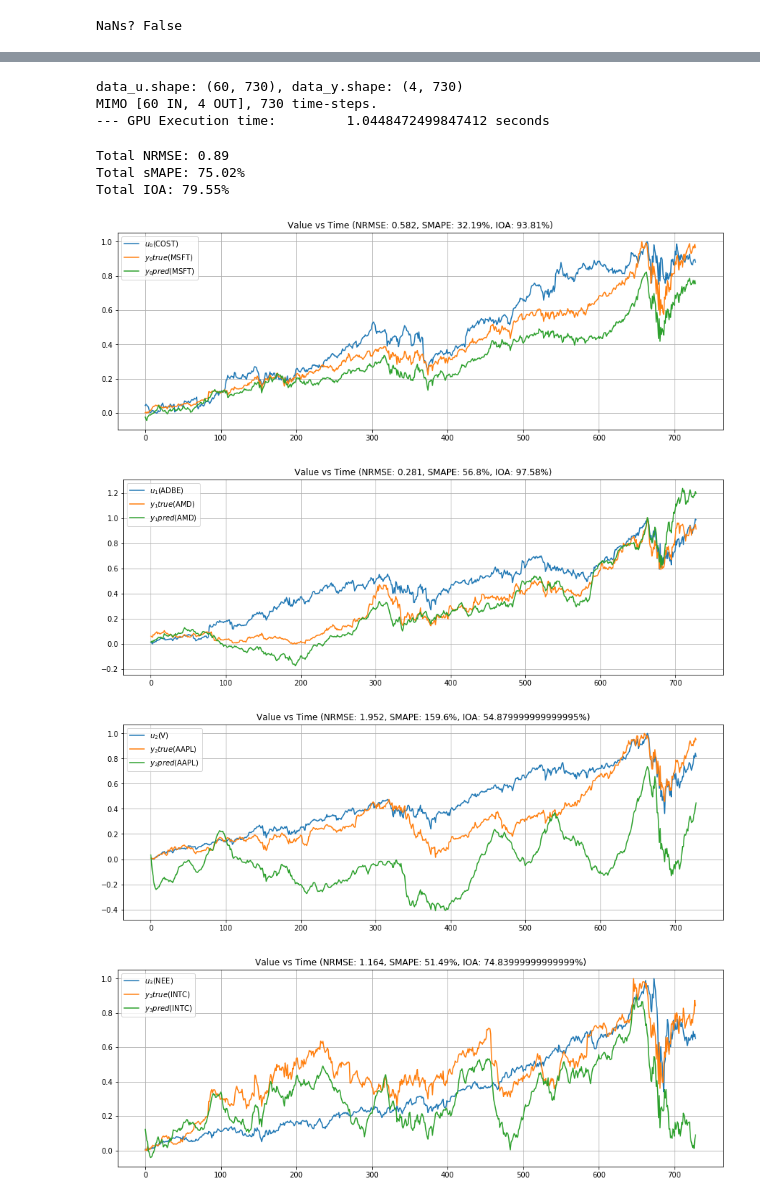
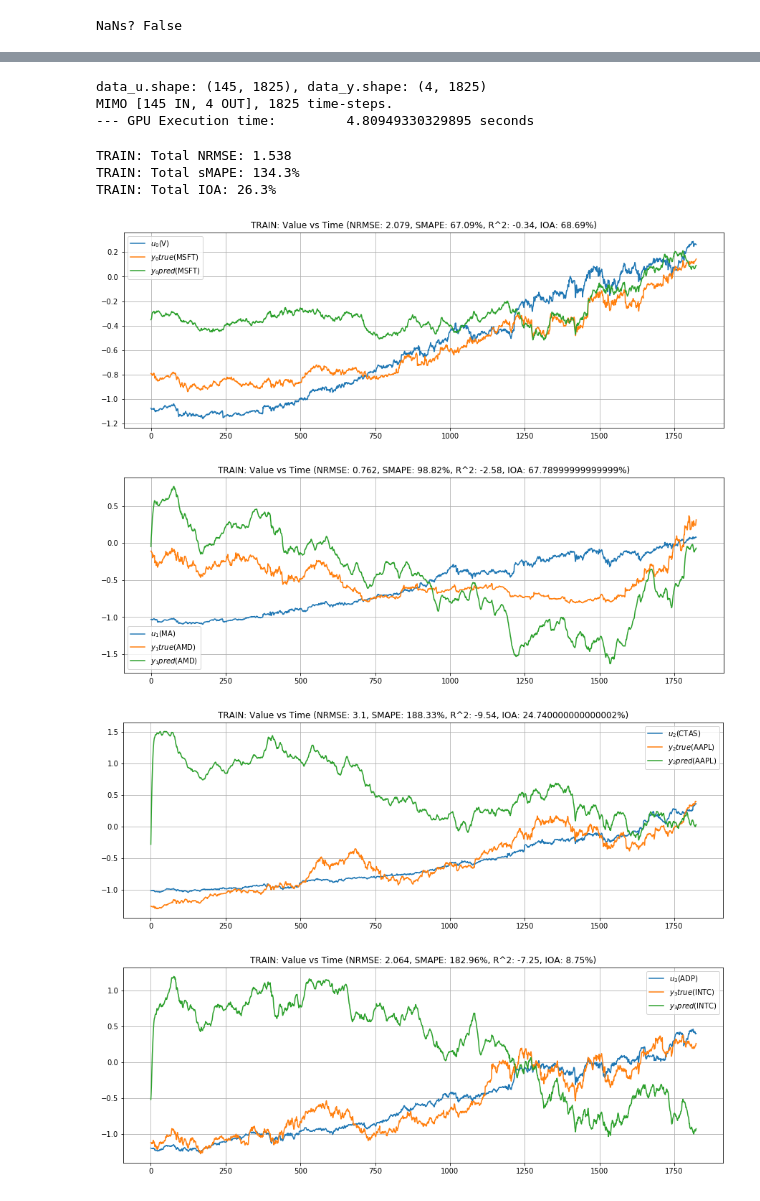
Before and after one commit to temp3rr0r/sysid, a Jupyter notebook: examples/System Identification GPU.ipynb, the cells around one changed output, grey strips where cells are left out. Drawn from its saved outputs; the diff is of its cells as text; code cells hidden in the pictures.

Commit message:
Before more data.

```diff
--- a/examples/System Identification GPU.ipynb
+++ b/examples/System Identification GPU.ipynb
@@ -31,8 +39,10 @@ data_y.shape
 # %%
 # S&P 500 DATA
 
-days = tf = 365 * 2  # Total simulation days
-total_top_correlated = 100 # Max (correlated) input ticker count
+days = tf = 365 * 5 # Total simulation days
+total_days = tf * 2
+
+total_top_correlated = 220 # Max (correlated) input ticker count
 days_fill_range = days
 time_step = dt = 1  # Time-step scale (1 day)
 
@@ -46,10 +56,10 @@ df1 = df1.dropna(axis='columns')  # Drop columns with NA
 df1 = df1.interpolate(limit=days_fill_range)
 df1 = df1.ffill(limit=days_fill_range).bfill(limit=days_fill_range)
 
-df = df1.tail(tf)
+df = df1.tail(total_days)
 min_max_df = (df-df.min())/(df.max()-df.min())
 standardized_df = (df-df.mean())/(df.std())
-normalized_df = min_max_df
+normalized_df = standardized_df
 
 # normalized_df = normalized_df.interpolate(limit=days_fill_range)
 # normalized_df = normalized_df.bfill(limit=days_fill_range).ffill(limit=days_fill_range)
@@ -59,6 +69,8 @@ corr0 = normalized_df.corr(method="spearman").abs()  # Allow negative correlatio
 corr1 = corr0[corr0 <0.99999]  # Remove correlations == 100%
 corr2 = corr1[corr1>0.5]  # Remove half correlated
 corr3 = corr2.unstack().sort_values(kind="quicksort", ascending=False).drop_duplicates() # Sort by most correlated
+
+total_top_correlated = min(total_top_correlated, normalized_df.shape[1])
 
 u_labels = []  # Add the top correlated tickers to the inputs
 for y_label in y_labels:
@@ -71,8 +83,14 @@ for y_label in y_labels:  # Remove output tickers from inputs
 
 print("NaNs?", normalized_df[u_labels + y_labels].isnull().values.any())
 
-data_u = normalized_df[u_labels].tail(tf).values.T
-data_y = normalized_df[y_labels].tail(tf).values.T
+# data_u = normalized_df[u_labels].tail(tf).values.T
+# data_y = normalized_df[y_labels].tail(tf).values.T
+
+data_u = normalized_df[u_labels].tail(total_days).head(tf).values.T
+data_y = normalized_df[y_labels].tail(total_days).head(tf).values.T
+
+test_data_u = normalized_df[u_labels].tail(tf).values.T
+test_data_y = normalized_df[y_labels].tail(tf).values.T
 
 u_dimensions = len(u_labels)
 y_dimensions = len(y_labels)
@@ -112,7 +114,7 @@ dtype: float64
 print("data_u.shape: {}, data_y.shape: {}".format(data_u.shape, data_y.shape))
 print("MIMO [{} IN, {} OUT], {} time-steps.".format(data_u.shape[0], data_y.shape[0], data_u.shape[1]))
 
-def f_prbs_4d(t, x, i):
+def f_prbs_3d(t, x, i):
     return np.array([data_u[:, i]], dtype=numpy.float16).T
 
 start_time = time.time()  # Serial
@@ -124,39 +126,40 @@ ss3_id = subspace_det_algo1(y=data_y, u=data_u,
     order=-1)
 print("--- GPU Execution time:\t\t{} seconds".format(time.time() - start_time))
 # %% [output]
-data_u.shape: (60, 730), data_y.shape: (4, 730)
-MIMO [60 IN, 4 OUT], 730 time-steps.
---- GPU Execution time:         1.0448472499847412 seconds
+data_u.shape: (145, 1825), data_y.shape: (4, 1825)
+MIMO [145 IN, 4 OUT], 1825 time-steps.
+--- GPU Execution time:         4.80949330329895 seconds
 # %%
 # TODO: test data here to simulate (should be similar)
 data3_id = ss3_id.simulate(
-    f_u=f_prbs_4d,
+    f_u=f_prbs_3d,
     x0=np.array([np.zeros(ss3_id.A.shape[0], dtype=numpy.float16)], dtype=numpy.float16).T,
     tf=tf)
 # %%
 timesteps = data3_id.t.tolist()
 for i in range(y_dimensions):
     plt.figure(figsize=(15,5))
     plt.plot(timesteps, data3_id.u[:,i,:][0].tolist(), label='$u_{:d}$({})'.format(i, u_labels[i]))
     plt.plot(timesteps, data_y[i,:-1].tolist(), label='$y_{:d}true$({})'.format(i, y_labels[i]))
     plt.plot(timesteps, data3_id.y[:,i,:][0].tolist(), label='$y_{:d} pred$({})'.format(i, y_labels[i]))
     plt.legend()
     plt.grid()
 
-    plt.title("Value vs Time (NRMSE: {}, SMAPE: {}%, IOA: {}%)".format(
+    plt.title("TRAIN: Value vs Time (NRMSE: {}, SMAPE: {}%, R^2: {}, IOA: {}%)".format(
         round(float(nrms(np.array(data_y[i, :-1]), np.array(data3_id.y[:,i,:][0]))), 3),
         round(float(symmetric_mean_absolute_percentage_error(np.array(data_y[i, :-1]),np.array(data3_id.y[:,i,:][0]))), 2),
+        round(float(r2_score(data_y[i, :-1].tolist(), data3_id.y[:,i,:][0].tolist())), 2),
         100 * round(float(index_of_agreement(np.array(data_y[i, :-1]),np.array(data3_id.y[:,i,:][0]))), 4)
     ))
 
-print("Total NRMSE: {}".format(round(float(nrms(np.array(data_y[:, :-1]),np.array(data3_id.y[0]))), 3)))
-print("Total sMAPE: {}%".format(round(float(symmetric_mean_absolute_percentage_error(np.array(data_y[:, :-1]),np.array(data3_id.y[0]))), 2)))
-print("Total IOA: {}%".format(100 * round(float(index_of_agreement(np.array(data_y[:, :-1]),np.array(data3_id.y[0]))), 4)))
+print("TRAIN: Total NRMSE: {}".format(round(float(nrms(np.array(data_y[:, :-1]),np.array(data3_id.y[0]))), 3)))
+print("TRAIN: Total sMAPE: {}%".format(round(float(symmetric_mean_absolute_percentage_error(np.array(data_y[:, :-1]),np.array(data3_id.y[0]))), 2)))
+print("TRAIN: Total IOA: {}%".format(100 * round(float(index_of_agreement(np.array(data_y[:, :-1]),np.array(data3_id.y[0]))), 4)))
 # %% [output]
-Total NRMSE: 0.89
-Total sMAPE: 75.02%
-Total IOA: 79.55%
+TRAIN: Total NRMSE: 1.538
+TRAIN: Total sMAPE: 134.3%
+TRAIN: Total IOA: 26.3%
-[figure, old version]
+[figure, new version]
-[figure, old version]
+[figure, new version]
-[figure, old version]
+[figure, new version]
-[figure, old version]
+[figure, new version]
```
Also changed, not shown: parts of 5 cells of this notebook, 1 other file.
